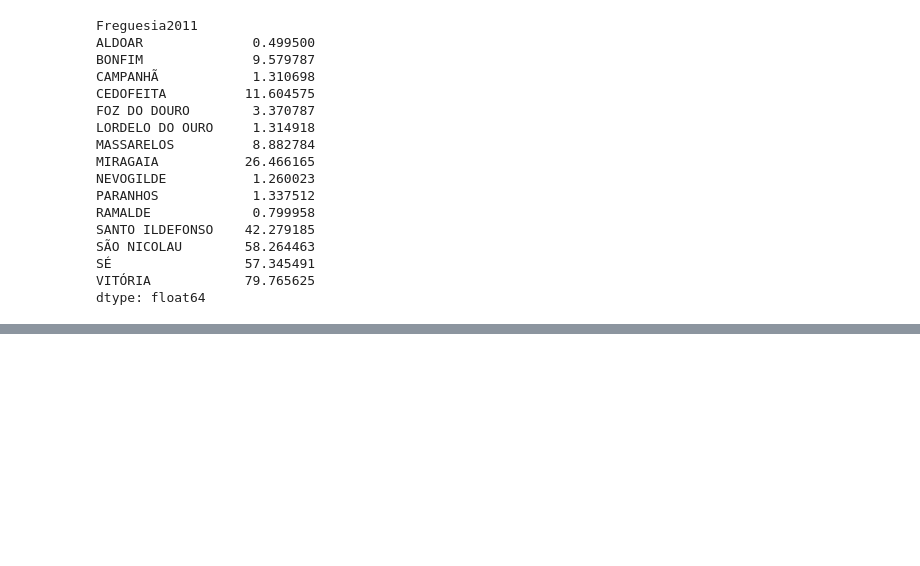
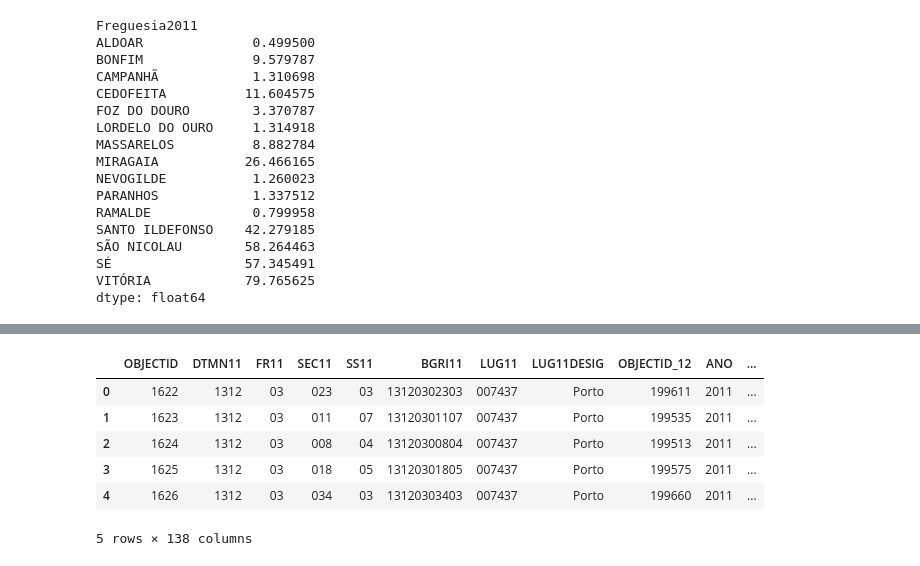
Before and after one commit to drowninginc/desalojamento, a Jupyter notebook: Censos/CensosxRNAL.ipynb, the cells around one changed output, grey strips where cells are left out. Saved outputs shown, nothing was run; the diff lists cells and outputs as text; code cells hidden in the pictures; blank space fills up the shorter version.

```diff
--- a/Censos/CensosxRNAL.ipynb
+++ b/Censos/CensosxRNAL.ipynb
@@ -263,3 +256,18 @@ SÃO NICOLAU        58.264463
 SÉ                 57.345491
 VITÓRIA            79.765625
 dtype: float64
+# %%
+input_file = "BGRI/BGRI2011.gpkg"
+BGRI11 = gpd.read_file(input_file)
+BGRI11 = BGRI11.to_crs("EPSG:4326")
+
+input_file = "CAOP/CAOP2011.shp"
+CAOP11 = gpd.read_file(input_file)
+CAOP11 = CAOP11[CAOP11["MUNICIPIO"] == "PORTO"][["FREGUESIA", "geometry"]]
+CAOP11 = CAOP11.to_crs("EPSG:4326")
+
+intersections = gpd.overlay(BGRI11, CAOP, how='intersection')
+intersections['intersection_area'] = intersections['geometry'].area
+idx = intersections.groupby('BGRI11')['intersection_area'].idxmax()
+result_df = intersections.loc[idx, ['BGRI11', 'FREGUESIA']]
+result_df = result_df.set_index("BGRI11")
@@ -265,0 +290,12 @@ dtype: float64
+# %%
+BGRI11 = BGRI11.join(result_df, on="BGRI11", how="left")
+# %%
+BGRI11.head()
+# %% [output]
+|  | OBJECTID | DTMN11 | FR11 | SEC11 | SS11 | BGRI11 | LUG11 | LUG11DESIG | OBJECTID_12 | ANO | ... |
+| 0 | 1622 | 1312 | 03 | 023 | 03 | 13120302303 | 007437 | Porto | 199611 | 2011 | ... |
+| 1 | 1623 | 1312 | 03 | 011 | 07 | 13120301107 | 007437 | Porto | 199535 | 2011 | ... |
+| 2 | 1624 | 1312 | 03 | 008 | 04 | 13120300804 | 007437 | Porto | 199513 | 2011 | ... |
+| 3 | 1625 | 1312 | 03 | 018 | 05 | 13120301805 | 007437 | Porto | 199575 | 2011 | ... |
+| 4 | 1626 | 1312 | 03 | 034 | 03 | 13120303403 | 007437 | Porto | 199660 | 2011 | ... |
+5 rows × 138 columns
```
Also changed, not shown: parts of 18 cells of this notebook, 3 other files.
